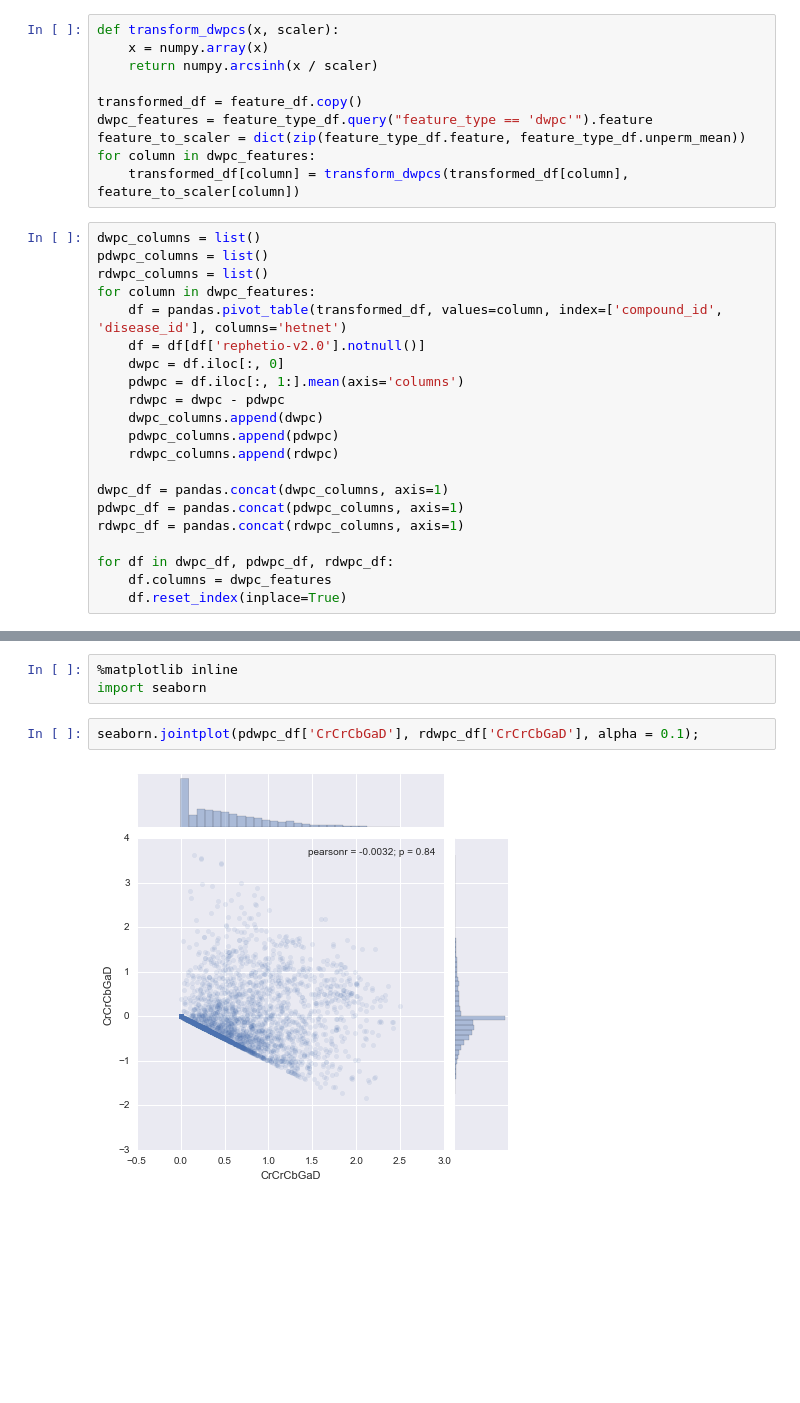
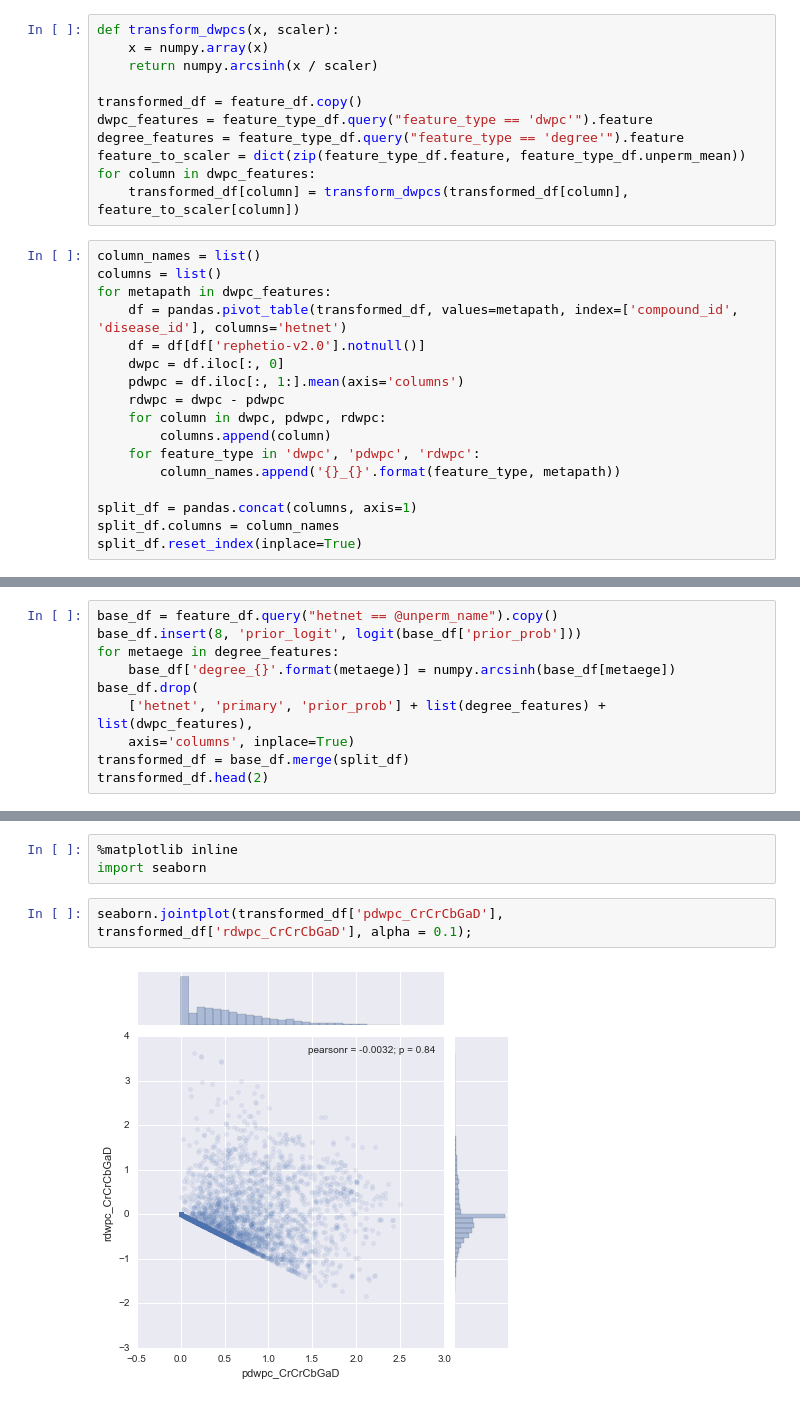
Before and after one commit to dhimmel/learn, a Jupyter notebook: all-features/5.5-transplit-DWPCs.ipynb, the cells around one changed output, grey strips where cells are left out. Cells and saved outputs as stored; diff of their text form; blank space fills up the shorter version.

Commit message:
Add DWPC transformation and splitting

```diff
--- a/all-features/5.5-transplit-DWPCs.ipynb
+++ b/all-features/5.5-transplit-DWPCs.ipynb
@@ -32,27 +33,24 @@ def transform_dwpcs(x, scaler):
 
 transformed_df = feature_df.copy()
 dwpc_features = feature_type_df.query("feature_type == 'dwpc'").feature
+degree_features = feature_type_df.query("feature_type == 'degree'").feature
 feature_to_scaler = dict(zip(feature_type_df.feature, feature_type_df.unperm_mean))
 for column in dwpc_features:
     transformed_df[column] = transform_dwpcs(transformed_df[column], feature_to_scaler[column])
 # %%
-dwpc_columns = list()
-pdwpc_columns = list()
-rdwpc_columns = list()
-for column in dwpc_features:
-    df = pandas.pivot_table(transformed_df, values=column, index=['compound_id', 'disease_id'], columns='hetnet')
+column_names = list()
+columns = list()
+for metapath in dwpc_features:
+    df = pandas.pivot_table(transformed_df, values=metapath, index=['compound_id', 'disease_id'], columns='hetnet')
     df = df[df['rephetio-v2.0'].notnull()]
     dwpc = df.iloc[:, 0]
     pdwpc = df.iloc[:, 1:].mean(axis='columns')
     rdwpc = dwpc - pdwpc
-    dwpc_columns.append(dwpc)
-    pdwpc_columns.append(pdwpc)
-    rdwpc_columns.append(rdwpc)
+    for column in dwpc, pdwpc, rdwpc:
+        columns.append(column)
+    for feature_type in 'dwpc', 'pdwpc', 'rdwpc':
+        column_names.append('{}_{}'.format(feature_type, metapath))
 
-dwpc_df = pandas.concat(dwpc_columns, axis=1)
-pdwpc_df = pandas.concat(pdwpc_columns, axis=1)
-rdwpc_df = pandas.concat(rdwpc_columns, axis=1)
-
-for df in dwpc_df, pdwpc_df, rdwpc_df:
-    df.columns = dwpc_features
-    df.reset_index(inplace=True)
+split_df = pandas.concat(columns, axis=1)
+split_df.columns = column_names
+split_df.reset_index(inplace=True)
@@ -90,0 +64,10 @@ rdwpc_df = part_df.merge(rdwpc_df)
+# %%
+base_df = feature_df.query("hetnet == @unperm_name").copy()
+base_df.insert(8, 'prior_logit', logit(base_df['prior_prob']))
+for metaege in degree_features:
+    base_df['degree_{}'.format(metaege)] = numpy.arcsinh(base_df[metaege])
+base_df.drop(
+    ['hetnet', 'primary', 'prior_prob'] + list(degree_features) + list(dwpc_features),
+    axis='columns', inplace=True)
+transformed_df = base_df.merge(split_df)
+transformed_df.head(2)
@@ -133,7 +123,7 @@ auroc_df[-auroc_df.feature.str.contains('CtD')].sort_values('rdwpc_auroc', ascen
 %matplotlib inline
 import seaborn
 # %%
-seaborn.jointplot(pdwpc_df['CrCrCbGaD'], rdwpc_df['CrCrCbGaD'], alpha = 0.1);
+seaborn.jointplot(transformed_df['pdwpc_CrCrCbGaD'], transformed_df['rdwpc_CrCrCbGaD'], alpha = 0.1);
 # %% [output]
-[figure, old version]
+[figure, new version]
 # %%
```
Also changed, not shown: parts of 15 cells of this notebook, 3 other files.
